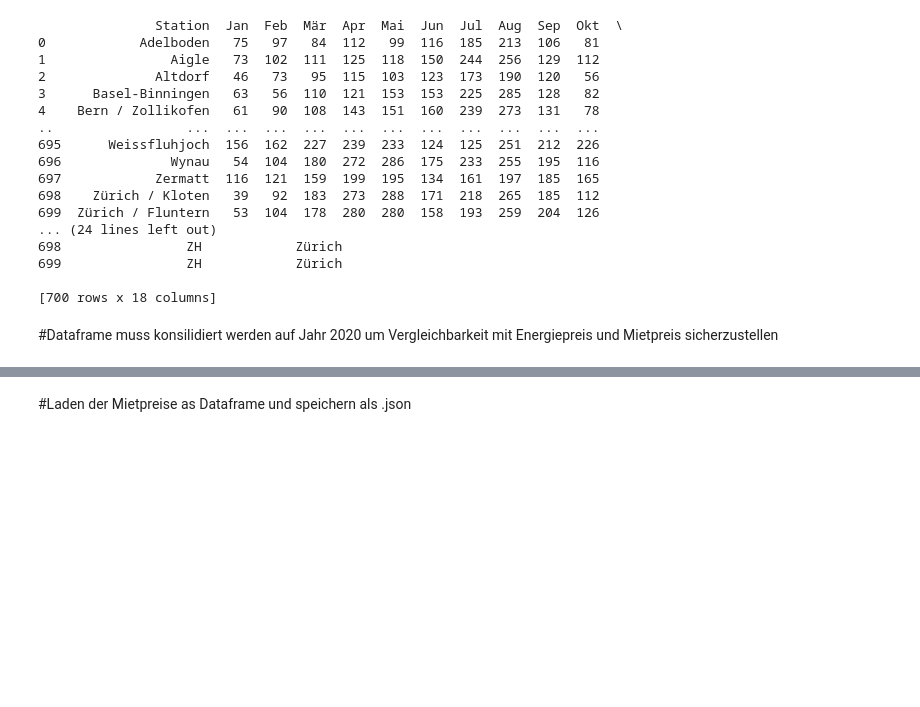
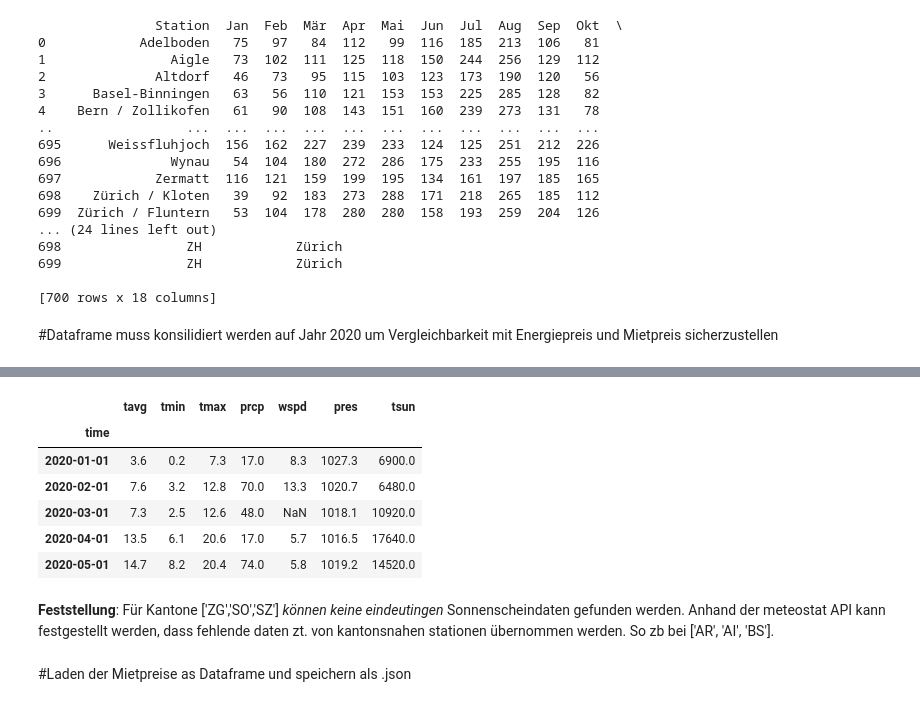
Before and after one commit to kevgam/CAS_IE_Scripting, a Jupyter notebook: group_5_aggregate.ipynb, the cells around one changed output, grey strips where cells are left out. Drawn from its saved outputs; the diff is of its cells as text; code cells hidden in the pictures; blank space fills up the shorter version.

```diff
--- a/group_5_aggregate.ipynb
+++ b/group_5_aggregate.ipynb
@@ -629,3 +750,27 @@ with open('/content/drive/MyDrive/ie_scripting_datasets/sunshine_data_2020_df.js
+# %%
+from meteostat import Stations, Monthly
+
+# Set time period
+start = datetime(2020, 1, 1)
+end = datetime(2020, 12, 31)
+
+# Get Monthly data
+sunshine_data_meteostat = Monthly('06601', start, end)
+sunshine_data_meteostat_df = sunshine_data_meteostat.fetch()
+
+# Show dataframe
+sunshine_data_meteostat_df.head()
+# %% [output]
+|  | tavg | tmin | tmax | prcp | wspd | pres | tsun |
+| time |  |  |  |  |  |  |  |
+| 2020-01-01 | 3.6 | 0.2 | 7.3 | 17.0 | 8.3 | 1027.3 | 6900.0 |
+| 2020-02-01 | 7.6 | 3.2 | 12.8 | 70.0 | 13.3 | 1020.7 | 6480.0 |
+| 2020-03-01 | 7.3 | 2.5 | 12.6 | 48.0 | NaN | 1018.1 | 10920.0 |
+| 2020-04-01 | 13.5 | 6.1 | 20.6 | 17.0 | 5.7 | 1016.5 | 17640.0 |
+| 2020-05-01 | 14.7 | 8.2 | 20.4 | 74.0 | 5.8 | 1019.2 | 14520.0 |
+# %% [markdown]
+**Feststellung**:
+Für Kantone ['ZG','SO','SZ'] *können keine eindeutingen* Sonnenscheindaten gefunden werden. Anhand der meteostat API kann festgestellt werden, dass fehlende daten zt. von kantonsnahen stationen übernommen werden. So zb bei ['AR', 'AI', 'BS'].
 # %% [markdown]
 #Laden der Mietpreise as Dataframe und speichern als .json
 # %%
```
Also changed, not shown: parts of 15 cells of this notebook.
